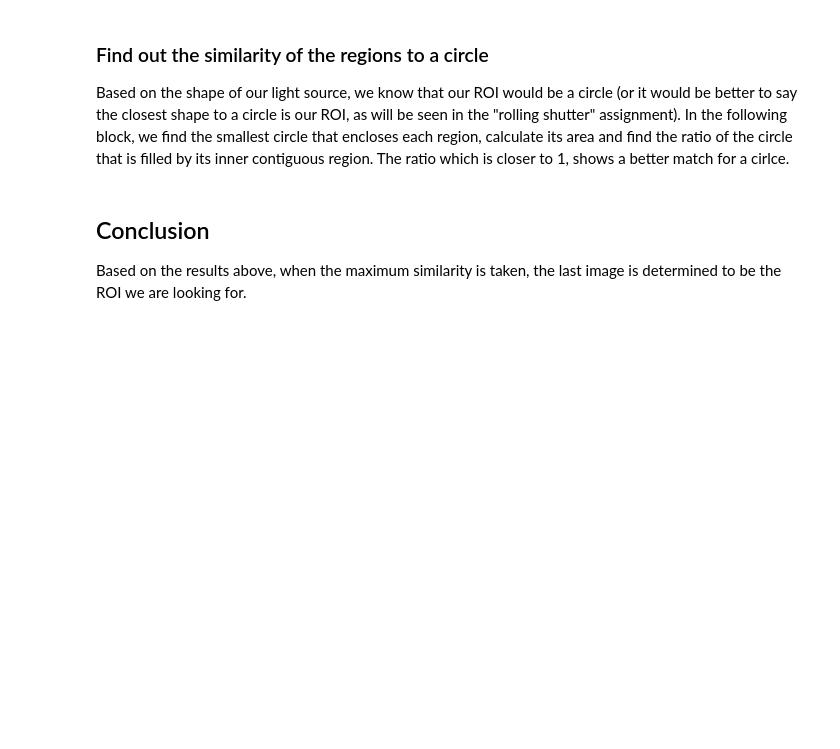
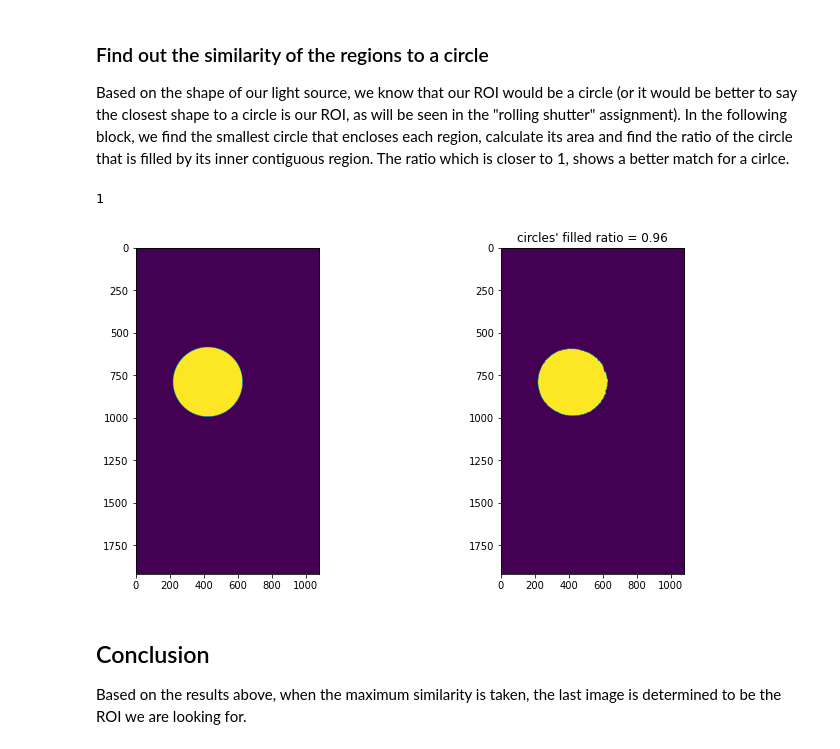
Before and after one commit to Nils134/VLCS_2022, a Jupyter notebook: 1.ROI_detection_tutorial.ipynb, the cells around one changed output. Drawn from its saved outputs; the diff is of its cells as text; code cells hidden in the pictures; blank space fills up the shorter version.

```diff
--- a/1.ROI_detection_tutorial.ipynb
+++ b/1.ROI_detection_tutorial.ipynb
@@ -159,31 +160,41 @@ Based on the shape of our light source, we know that our ROI would be a circle (
 # %%
 ## make a copy of the individual_mask to avoid them from being overwritten
 individual_masks_cp = [mask.copy() for mask in individual_masks]
+
+value = 0
 
 for idx , current_mask in enumerate(individual_masks_cp):
     cnts = cv2.findContours(current_mask.copy(), cv2.RETR_EXTERNAL,cv2.CHAIN_APPROX_SIMPLE)
     cnts = imutils.grab_contours(cnts)
 #     cnts = contours.sort_contours(cnts)[0]
 
     ## create a mask to hold the values of the enclosing circle, we also fill inside the cirlce.
     filled_circle = np.zeros(current_mask.shape)
 
     ## find the coordinates of the center and the radius of the circle
     ((cX, cY), radius) = cv2.minEnclosingCircle(cnts[0])
 
     ## fill the mask values surrounded by the circle
     cv2.circle(filled_circle, (int(cX), int(cY)), int(radius),(255, 255, 255), -1)
 
     ## count the number of pixels in the circle
     circle_area = cv2.countNonZero(filled_circle)
 
     ## count the number of non-zero pixels in the original region
     mask_non_zero_area = cv2.countNonZero(individual_masks[idx])
 
     ## plot the circle and the region, and show the filled ratio in each circle
     plot_imshow_in_array([filled_circle , individual_masks[idx]] , max_image_in_row = 4)
 
+    if ((mask_non_zero_area / circle_area) > 0.9):
+        value = 1
+
     plt.title("circles' filled ratio = {:.2}".format(mask_non_zero_area / circle_area))
+
+print(value)
+# %% [output]
+1
+[figure, added]
 # %% [markdown]
 ## Conclusion
 Based on the results above, when the maximum similarity is taken, the last image is determined to be the ROI we are looking for.
```
Also changed, not shown: parts of 5 cells of this notebook, 2 other files.
